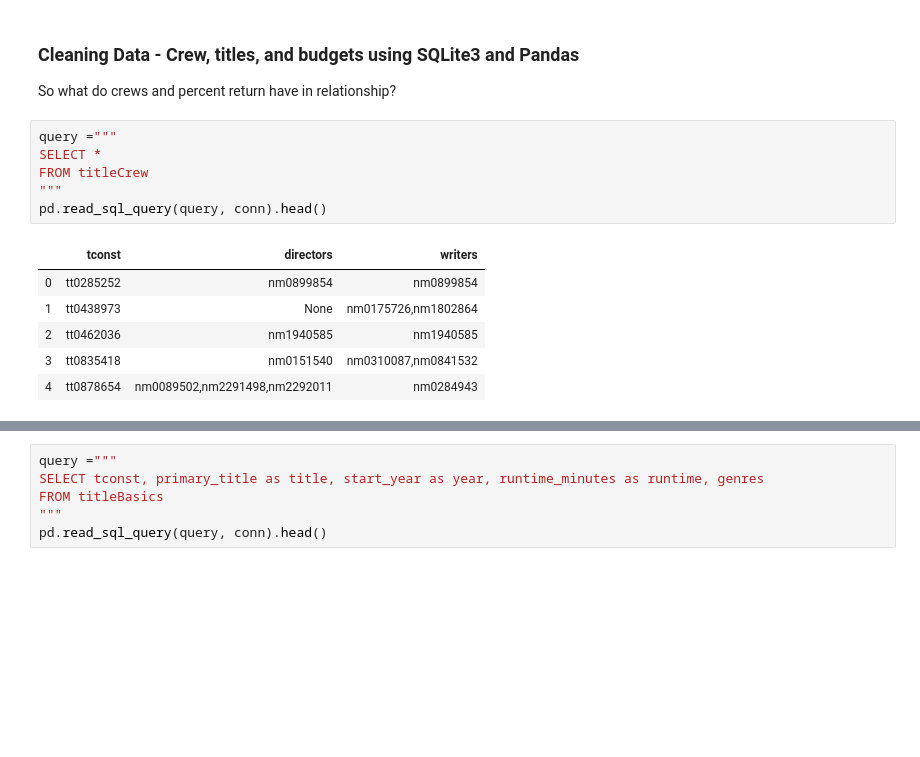
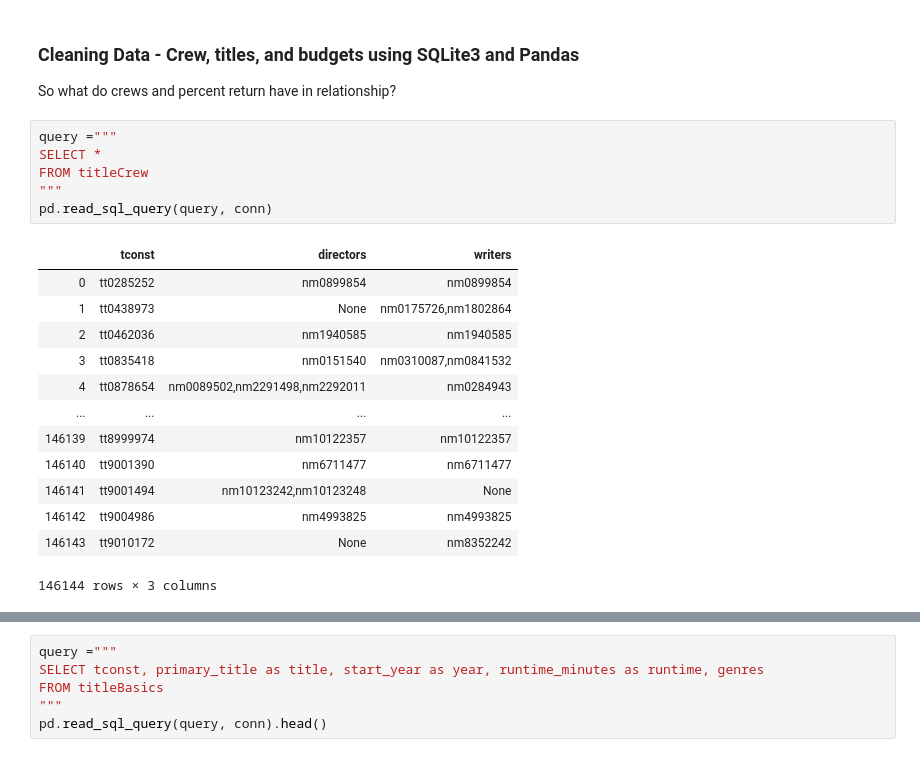
Before and after one commit to singsang2/dsc-mod-1-project-v2-1-onl01-dtsc-ft-070620, a Jupyter notebook: student.ipynb, the cells around one changed output, grey strips where cells are left out. Drawn from its saved outputs; the diff is of its cells as text; blank space fills up the shorter version.

```diff
--- a/student.ipynb
+++ b/student.ipynb
@@ -426,13 +426,20 @@ So what do crews and percent return have in relationship?
 # %%
 query ="""
 SELECT *
 FROM titleCrew
 """
-pd.read_sql_query(query, conn).head()
+pd.read_sql_query(query, conn)
 # %% [output]
 |  | tconst | directors | writers |
 | 0 | tt0285252 | nm0899854 | nm0899854 |
 | 1 | tt0438973 | None | nm0175726,nm1802864 |
 | 2 | tt0462036 | nm1940585 | nm1940585 |
 | 3 | tt0835418 | nm0151540 | nm0310087,nm0841532 |
 | 4 | tt0878654 | nm0089502,nm2291498,nm2292011 | nm0284943 |
+| ... | ... | ... | ... |
+| 146139 | tt8999974 | nm10122357 | nm10122357 |
+| 146140 | tt9001390 | nm6711477 | nm6711477 |
+| 146141 | tt9001494 | nm10123242,nm10123248 | None |
+| 146142 | tt9004986 | nm4993825 | nm4993825 |
+| 146143 | tt9010172 | None | nm8352242 |
+146144 rows × 3 columns
```
Also changed, not shown: parts of 15 cells of this notebook.
